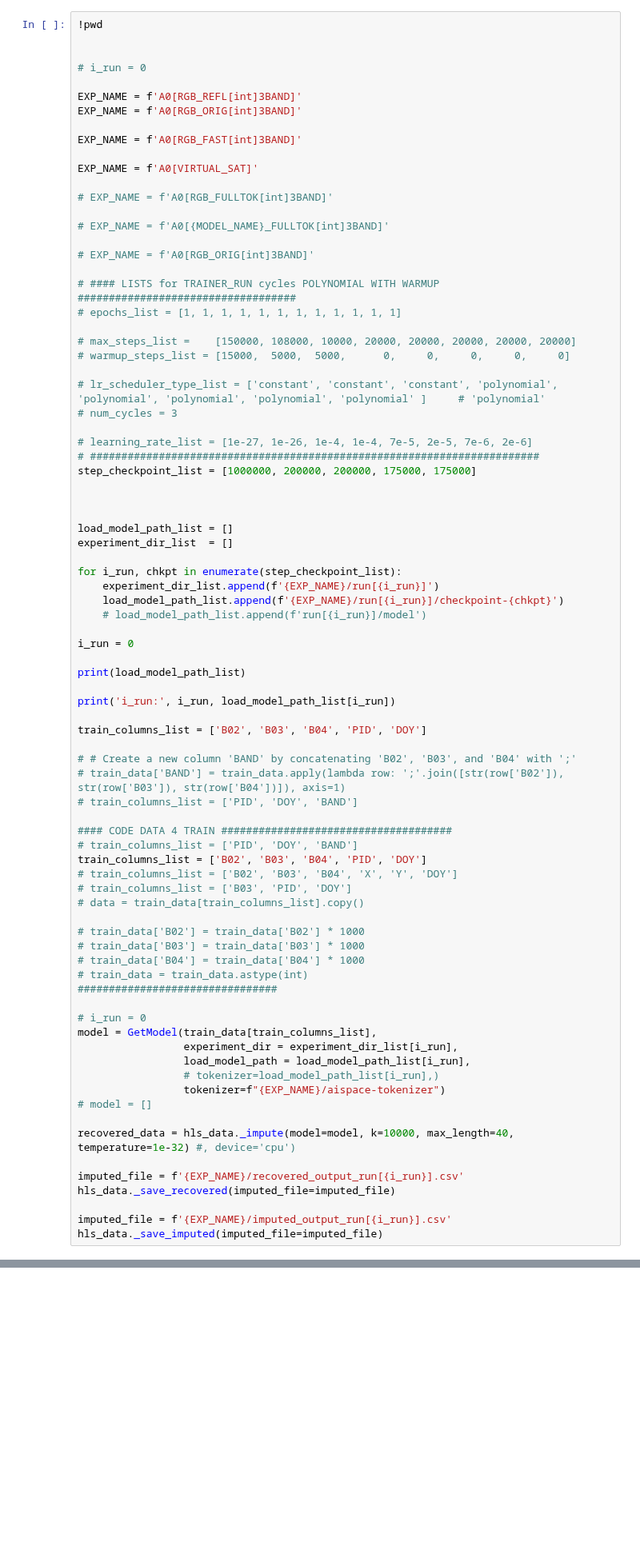
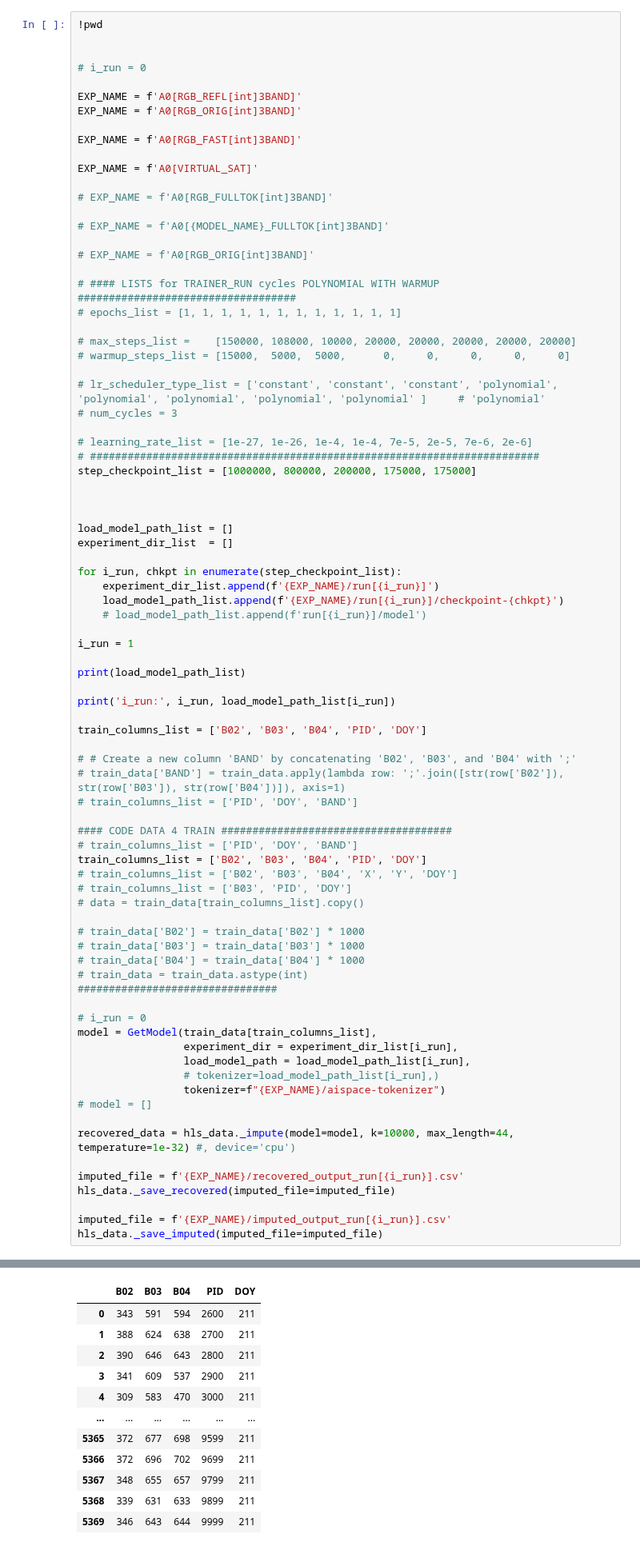
Before and after one commit to koyacolab/aispace, a Jupyter notebook: ainf.ipynb, the cells around one changed output, grey strips where cells are left out. Shown at 80% size. Saved outputs shown, nothing was run; the diff lists cells and outputs as text; blank space fills up the shorter version.

```diff
--- a/ainf.ipynb
+++ b/ainf.ipynb
@@ -530,7 +581,7 @@ EXP_NAME = f'A0[VIRTUAL_SAT]'
 
 # learning_rate_list = [1e-27, 1e-26, 1e-4, 1e-4, 7e-5, 2e-5, 7e-6, 2e-6]
 # ########################################################################
-step_checkpoint_list = [1000000, 200000, 200000, 175000, 175000]
+step_checkpoint_list = [1000000, 800000, 200000, 175000, 175000]
 
 
 
@@ -542,7 +593,7 @@ for i_run, chkpt in enumerate(step_checkpoint_list):
     load_model_path_list.append(f'{EXP_NAME}/run[{i_run}]/checkpoint-{chkpt}')
     # load_model_path_list.append(f'run[{i_run}]/model')
 
-i_run = 0
+i_run = 1
 
 print(load_model_path_list)
 
@@ -575,10 +626,11 @@ model = GetModel(train_data[train_columns_list],
                  tokenizer=f"{EXP_NAME}/aispace-tokenizer")
 # model = []
 
-recovered_data = hls_data._impute(model=model, k=10000, max_length=40, temperature=1e-32) #, device='cpu')
+recovered_data = hls_data._impute(model=model, k=10000, max_length=44, temperature=1e-32) #, device='cpu')
 
 imputed_file = f'{EXP_NAME}/recovered_output_run[{i_run}].csv'
 hls_data._save_recovered(imputed_file=imputed_file)
 
 imputed_file = f'{EXP_NAME}/imputed_output_run[{i_run}].csv'
 hls_data._save_imputed(imputed_file=imputed_file)
+# %% [output]
@@ -584,0 +641,12 @@ hls_data._save_imputed(imputed_file=imputed_file)
+|  | B02 | B03 | B04 | PID | DOY |
+| 0 | 343 | 591 | 594 | 2600 | 211 |
+| 1 | 388 | 624 | 638 | 2700 | 211 |
+| 2 | 390 | 646 | 643 | 2800 | 211 |
+| 3 | 341 | 609 | 537 | 2900 | 211 |
+| 4 | 309 | 583 | 470 | 3000 | 211 |
+| ... | ... | ... | ... | ... | ... |
+| 5365 | 372 | 677 | 698 | 9599 | 211 |
+| 5366 | 372 | 696 | 702 | 9699 | 211 |
+| 5367 | 348 | 655 | 657 | 9799 | 211 |
+| 5368 | 339 | 631 | 633 | 9899 | 211 |
+| 5369 | 346 | 643 | 644 | 9999 | 211 |
```
Also changed, not shown: parts of 4 cells of this notebook, 5 other files.
